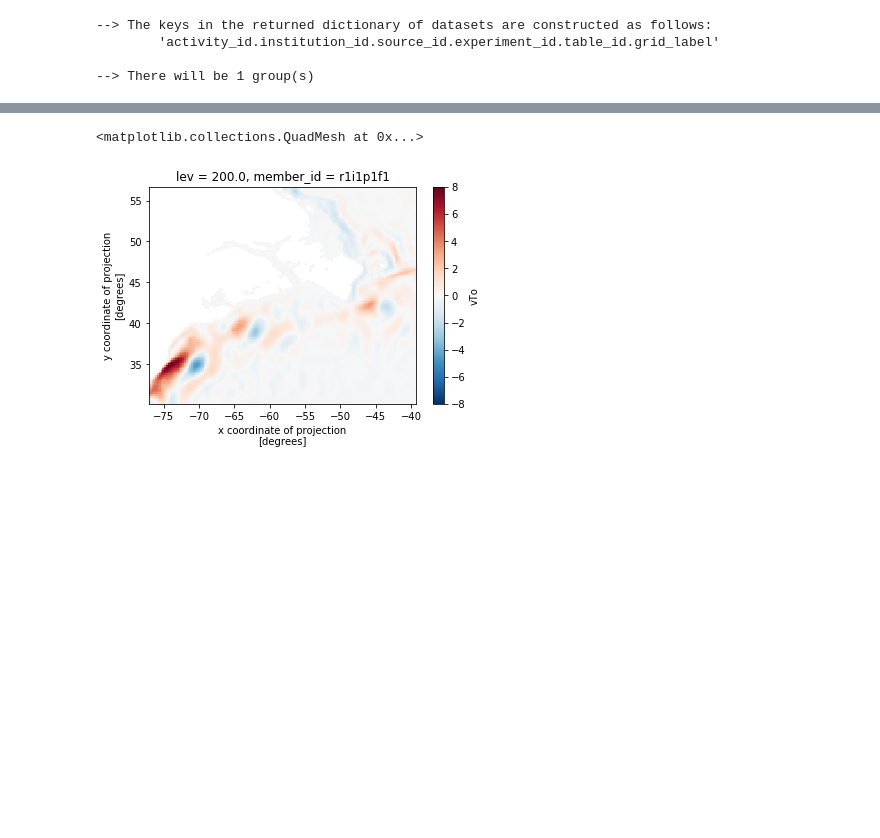
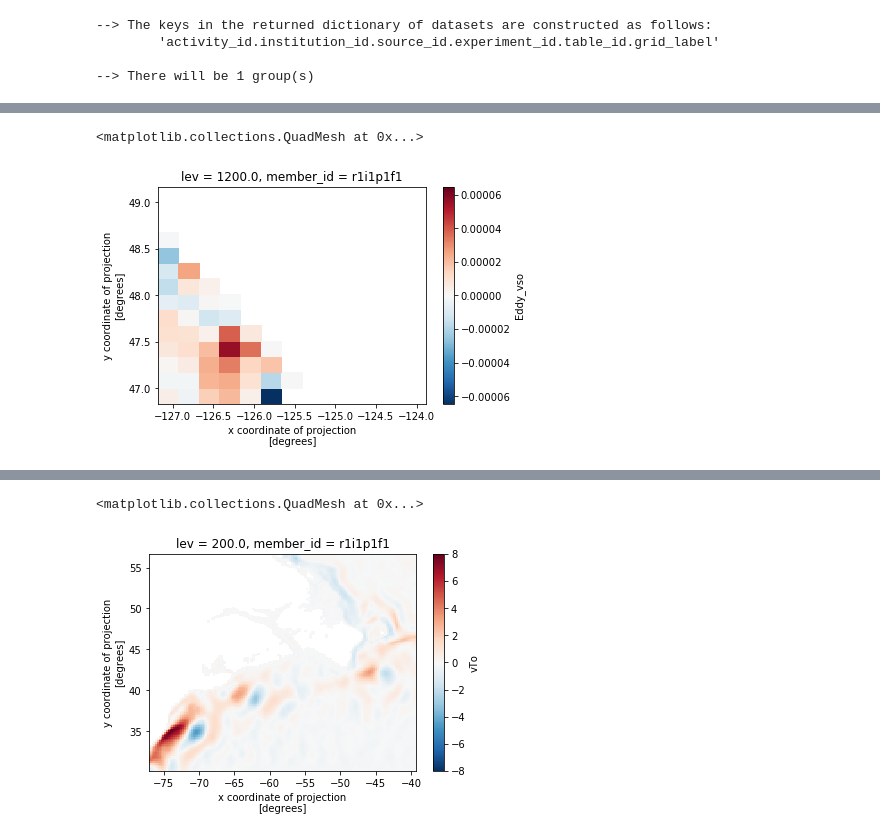
Before and after one commit to mclaret/cmip6hack-GS, a Jupyter notebook: notebooks/GFDLCM4_datalaod.ipynb, the cells around one changed output, grey strips where cells are left out. Cells and saved outputs as stored; diff of their text form; code cells hidden in the pictures; blank space fills up the shorter version.

```diff
--- a/notebooks/GFDLCM4_datalaod.ipynb
+++ b/notebooks/GFDLCM4_datalaod.ipynb
@@ -163,0 +179,5 @@ anam100_data_sub = anam_data_sub.mean(dim='time')
+# %%
+mean_data_sub.Eddy_vso.plot() ## EDDY Bott
+# %% [output]
+<matplotlib.collections.QuadMesh at 0x...>
+[figure, added]
```
Also changed, not shown: parts of 15 cells of this notebook, 1 other file.
